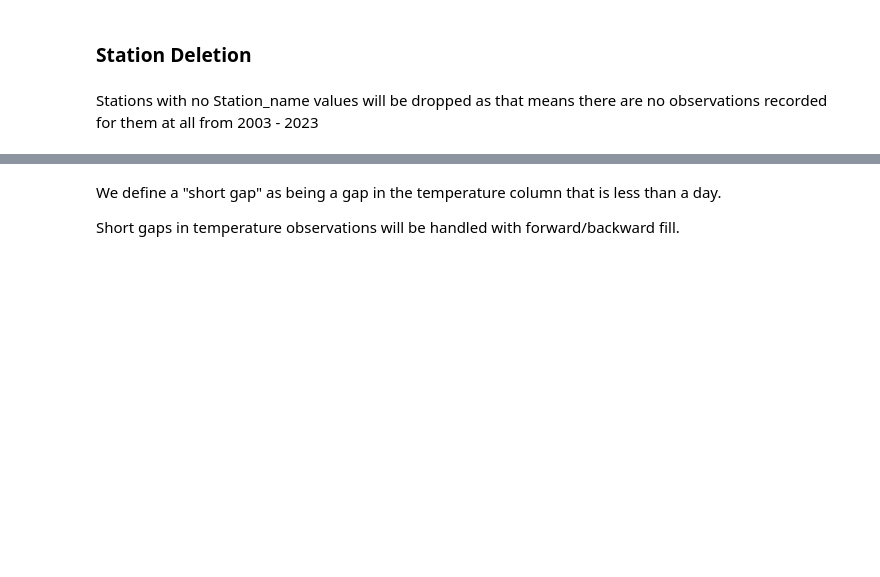
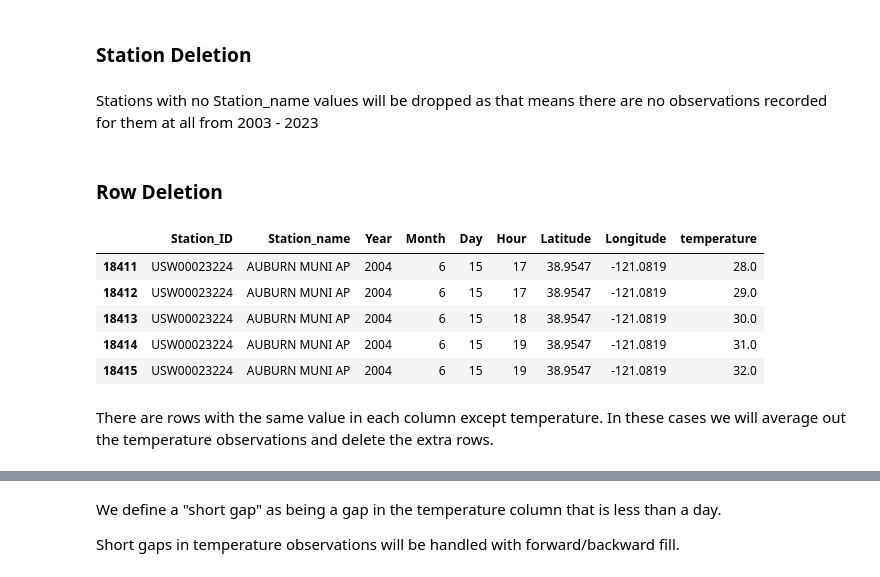
Before and after one commit to lizbethkr/PHIT-Project-1, a Jupyter notebook: notebooks/data_preprocessing.ipynb, the cells around one changed output, grey strips where cells are left out. Cells and saved outputs as stored; diff of their text form; code cells hidden in the pictures; blank space fills up the shorter version.

```diff
--- a/notebooks/data_preprocessing.ipynb
+++ b/notebooks/data_preprocessing.ipynb
@@ -195 +195,14 @@ CA_stations.dropna(subset=['Station_name'], inplace=True)
 #CA_stations.to_csv('updated_rows_data.csv')
+# %% [markdown]
+### Row Deletion
+# %%
+CA_stations.iloc[[9651,9652,9653,9654,9655]]
+# %% [output]
+|  | Station_ID | Station_name | Year | Month | Day | Hour | Latitude | Longitude | temperature |
+| 18411 | USW00023224 | AUBURN MUNI AP | 2004 | 6 | 15 | 17 | 38.9547 | -121.0819 | 28.0 |
+| 18412 | USW00023224 | AUBURN MUNI AP | 2004 | 6 | 15 | 17 | 38.9547 | -121.0819 | 29.0 |
+| 18413 | USW00023224 | AUBURN MUNI AP | 2004 | 6 | 15 | 18 | 38.9547 | -121.0819 | 30.0 |
+| 18414 | USW00023224 | AUBURN MUNI AP | 2004 | 6 | 15 | 19 | 38.9547 | -121.0819 | 31.0 |
+| 18415 | USW00023224 | AUBURN MUNI AP | 2004 | 6 | 15 | 19 | 38.9547 | -121.0819 | 32.0 |
+# %% [markdown]
+There are rows with the same value in each column except temperature. In these cases we will average out the temperature observations and delete the extra rows.
```
Also changed, not shown: parts of 21 cells of this notebook, 3 other files.
